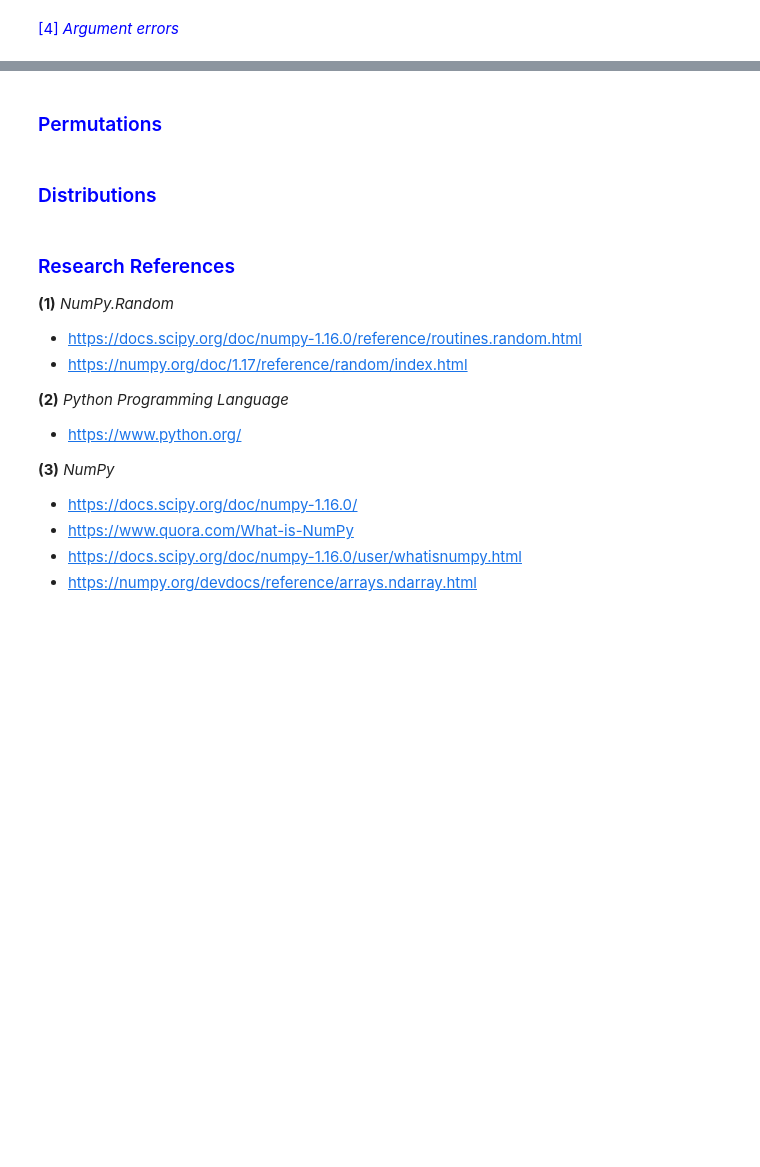
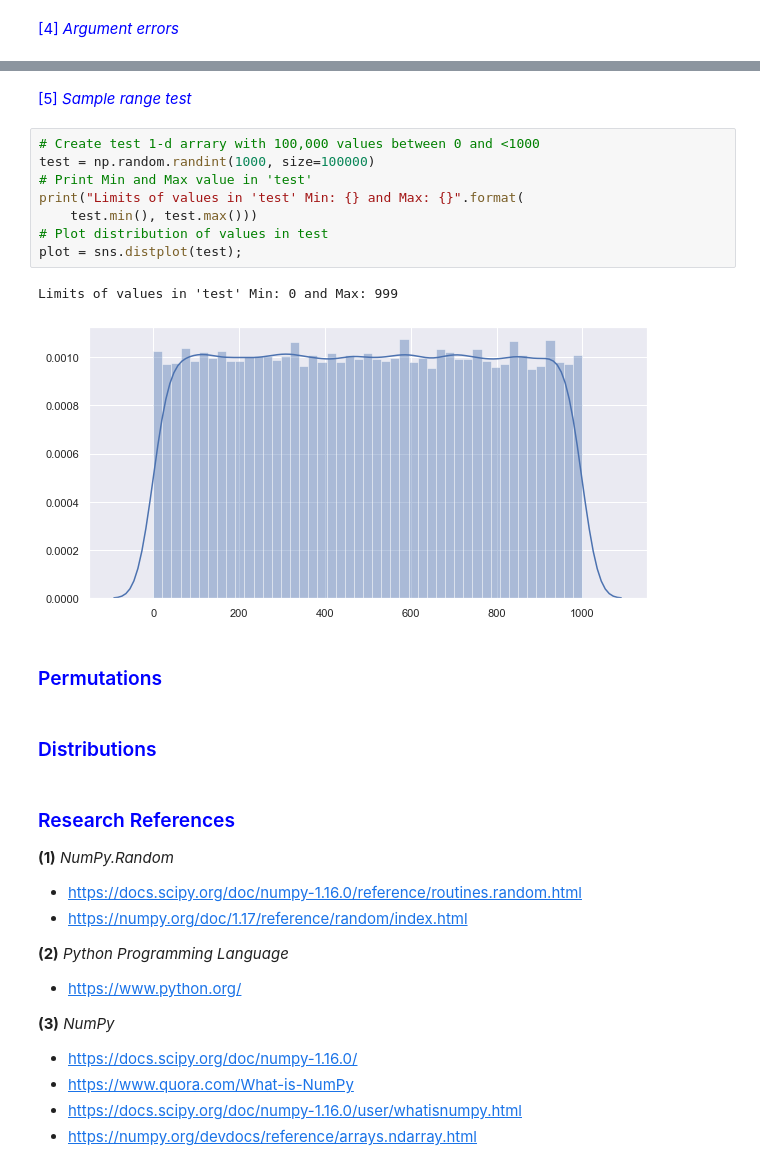
Before and after one commit to markcot/ProgrammingFDA-Assignment, a Jupyter notebook: numpy-random-review.ipynb, the cells around one changed output, grey strips where cells are left out. Cells and saved outputs as stored; diff of their text form; blank space fills up the shorter version.

Commit message:
randint() update & typo corrected

```diff
--- a/numpy-random-review.ipynb
+++ b/numpy-random-review.ipynb
@@ -249,3 +300,16 @@ Low and size arguments
+# %% [markdown]
+<font color='blue'>[5] _Sample range test_ </font>
+# %%
+# Create test 1-d arrary with 100,000 values between 0 and <1000
+test = np.random.randint(1000, size=100000)
+# Print Min and Max value in 'test'
+print("Limits of values in 'test' Min: {} and Max: {}".format(
+    test.min(), test.max()))
+# Plot distribution of values in test
+plot = sns.distplot(test);
+# %% [output]
+Limits of values in 'test' Min: 0 and Max: 999
+[figure, added]
 # %% [markdown]
 ### <font color='blue'>Permutations</font>
 # %% [markdown]
```
Also changed, not shown: parts of 17 cells of this notebook.
